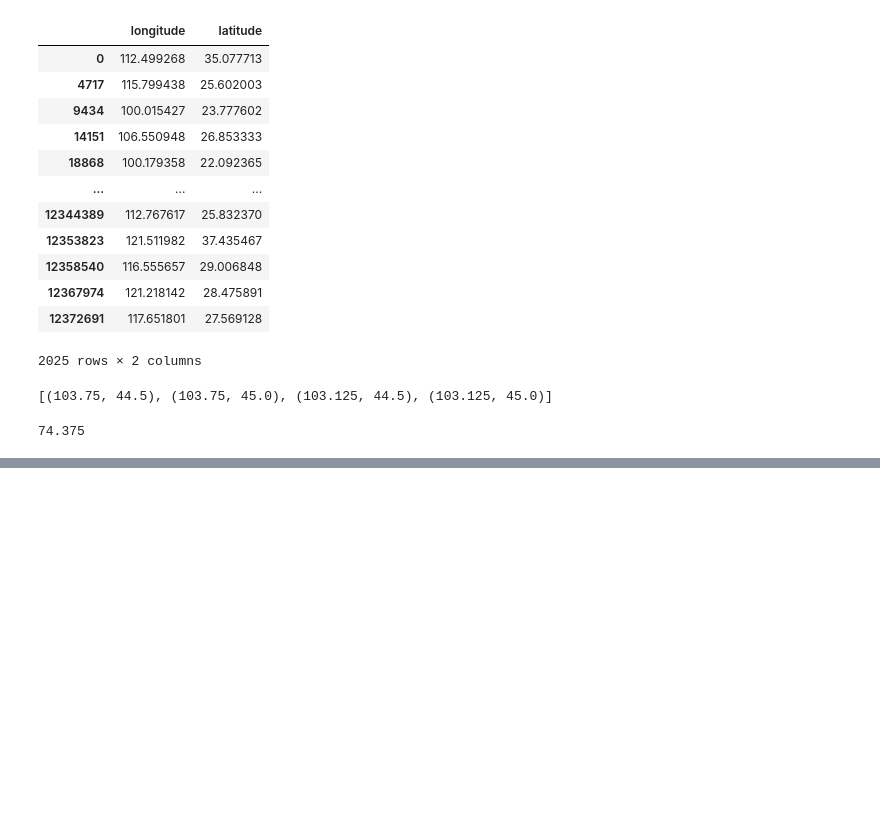
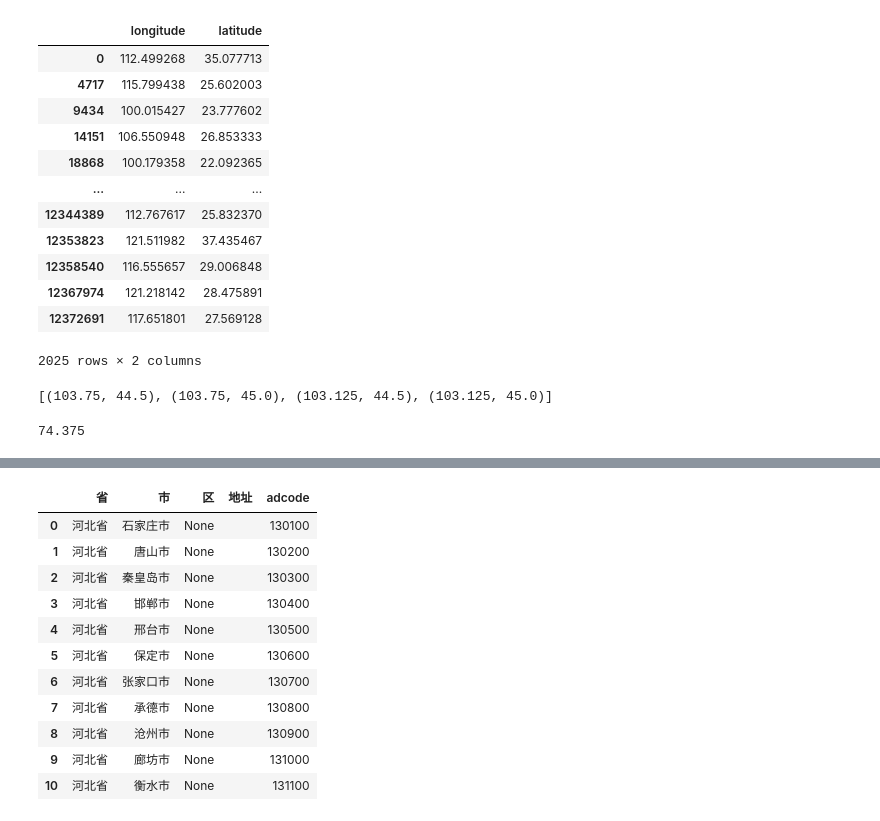
Before and after one commit to AnoraWu/CloudSeeding, a Jupyter notebook: code/炮台数据/test.ipynb, the cells around one changed output, grey strips where cells are left out. Drawn from its saved outputs; the diff is of its cells as text; code cells hidden in the pictures; blank space fills up the shorter version.

```diff
--- a/code/炮台数据/test.ipynb
+++ b/code/炮台数据/test.ipynb
@@ -457,0 +849,18 @@ print(get_four_points(103.44447,44.7))
+# %%
+import cpca
+
+location_str = ["石家庄","唐山","秦皇岛","邯郸","邢台","保定","张家口","承德","沧州","廊坊","衡水"]
+df = cpca.transform(location_str)
+# %% [output]
+|  | 省 | 市 | 区 | 地址 | adcode |
+| 0 | 河北省 | 石家庄市 | None |  | 130100 |
+| 1 | 河北省 | 唐山市 | None |  | 130200 |
+| 2 | 河北省 | 秦皇岛市 | None |  | 130300 |
+| 3 | 河北省 | 邯郸市 | None |  | 130400 |
+| 4 | 河北省 | 邢台市 | None |  | 130500 |
+| 5 | 河北省 | 保定市 | None |  | 130600 |
+| 6 | 河北省 | 张家口市 | None |  | 130700 |
+| 7 | 河北省 | 承德市 | None |  | 130800 |
+| 8 | 河北省 | 沧州市 | None |  | 130900 |
+| 9 | 河北省 | 廊坊市 | None |  | 131000 |
+| 10 | 河北省 | 衡水市 | None |  | 131100 |
```
Also changed, not shown: parts of 17 cells of this notebook, 20 other files.
